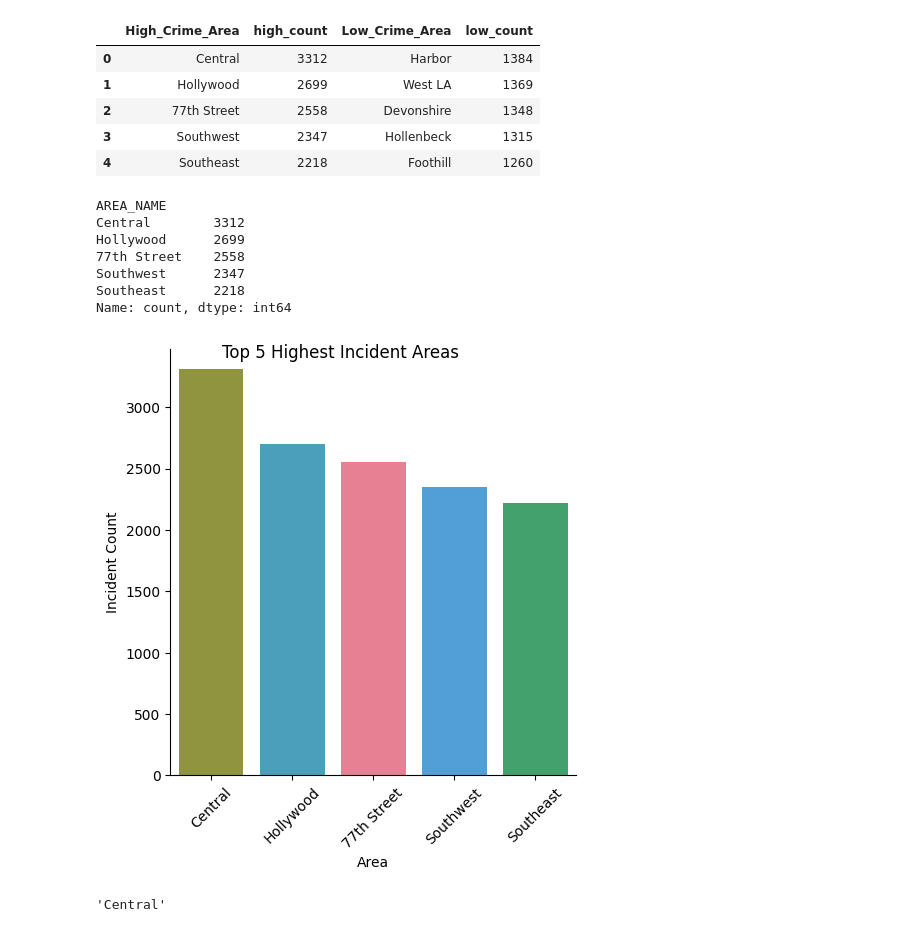
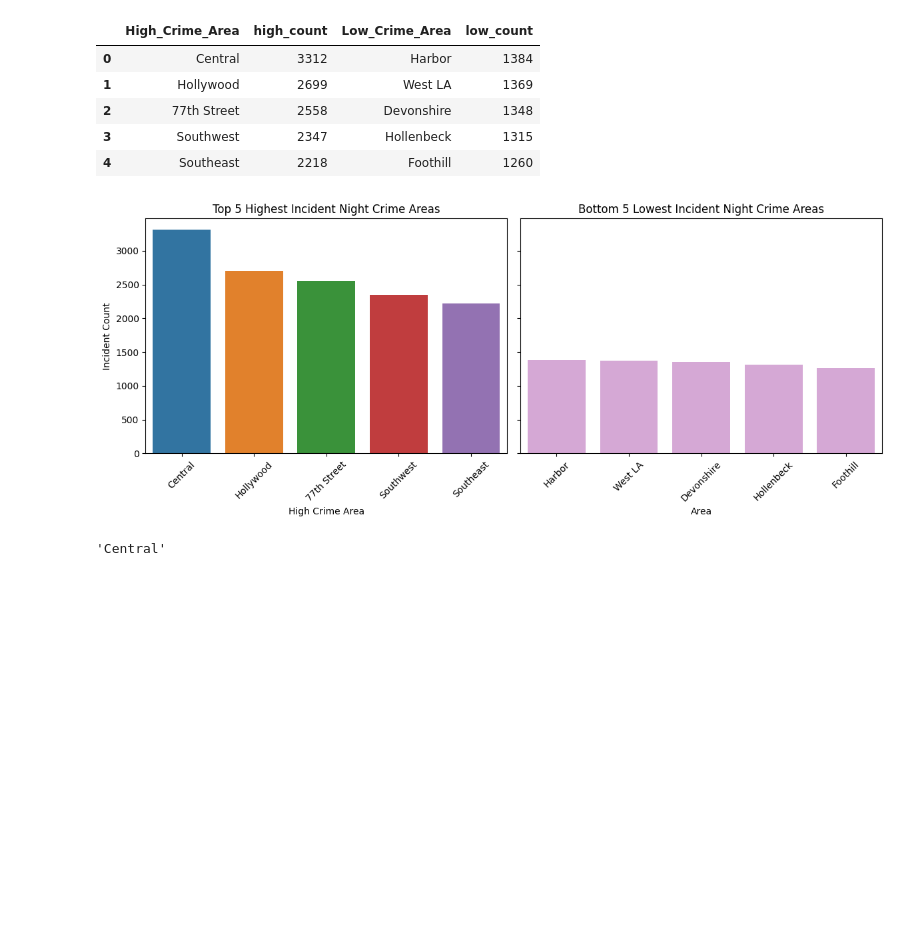
Before and after one commit to MichaelSzczepaniak/DSPortfolio, a Jupyter notebook: LA_crime/LA_crime.ipynb, the cells around one changed output. Saved outputs shown, nothing was run; the diff lists cells and outputs as text; code cells hidden in the pictures; blank space fills up the shorter version.

Commit message:
fix peak hour incident plots, add low crime areas plot

```diff
--- a/LA_crime/LA_crime.ipynb
+++ b/LA_crime/LA_crime.ipynb
@@ -258,23 +259,26 @@ df_high_low
 | 3 | Southwest | 2347 | Hollenbeck | 1315 |
 | 4 | Southeast | 2218 | Foothill | 1260 |
 # %%
-# print(type(top_5_night_crime_areas))  # Series
-print(top_5_night_crime_areas)
-category_order = top_5_night_crime_areas.index
-top_areas_plot = sns.catplot(x="AREA_NAME", data=df_night_crimes, kind="count", order=category_order, hue="AREA_NAME")
-top_areas_plot.set_axis_labels("Area", "Incident Count")
-top_areas_plot.set_xticklabels(rotation=45)
-top_areas_plot.fig.suptitle("Top 5 Highest Incident Areas")
+# print(top_5_night_crime_areas)  # Series
+fig2, ax2 = plt.subplots(1, 2, sharey=True, figsize=(12, 5))
+# https://matplotlib.org/stable/gallery/color/named_colors.html
+
+high_order = top_5_night_crime_areas.index
+sns.barplot(data=df_high_low, x="High_Crime_Area", y="high_count", order=high_order, hue="High_Crime_Area", ax=ax2[0])
+ax2[0].set(xlabel="High Crime Area", ylabel="Incident Count")
+ax2[0].tick_params(axis='x', labelrotation=45)
+ax2[0].set_title("Top 5 Highest Incident Night Crime Areas")
+
+low_order = low_5_night_crime_areas.index
+sns.barplot(data=df_high_low, x="Low_Crime_Area", y="low_count", order=low_order, color="plum", ax=ax2[1])
+ax2[1].set(xlabel="Area", ylabel="Incident Count")
+ax2[1].tick_params(axis='x', labelrotation=45)
+ax2[1].set_title("Bottom 5 Lowest Incident Night Crime Areas")
+
+plt.tight_layout()
 plt.show()
 # %% [output]
-AREA_NAME
-Central        3312
-Hollywood      2699
-77th Street    2558
-Southwest      2347
-Southeast      2218
-Name: count, dtype: int64
-[figure, old version]
+[figure, new version]
 # %%
 peak_night_crime_location = top_5_night_crime_areas.index[0]
 peak_night_crime_location
```
Also changed, not shown: parts of 4 cells of this notebook.
